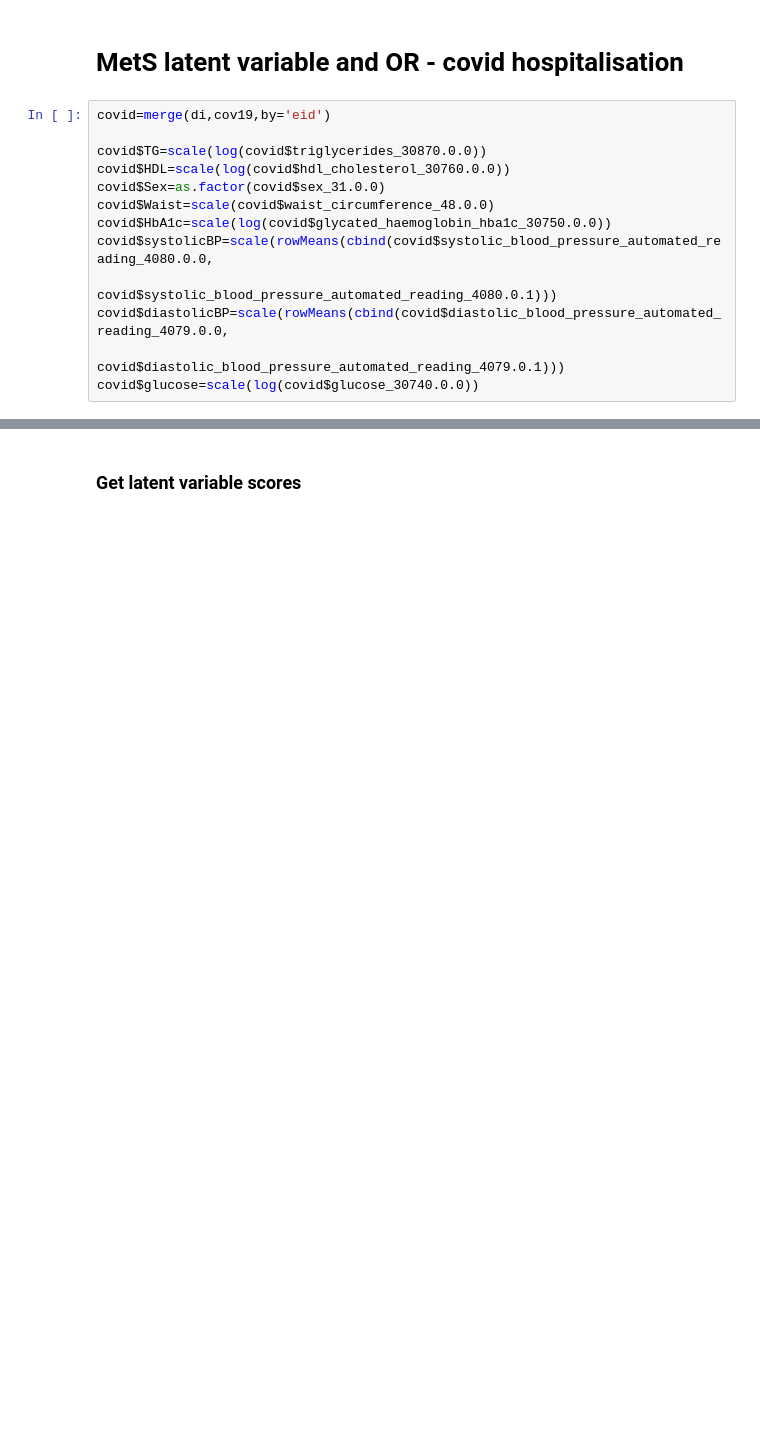
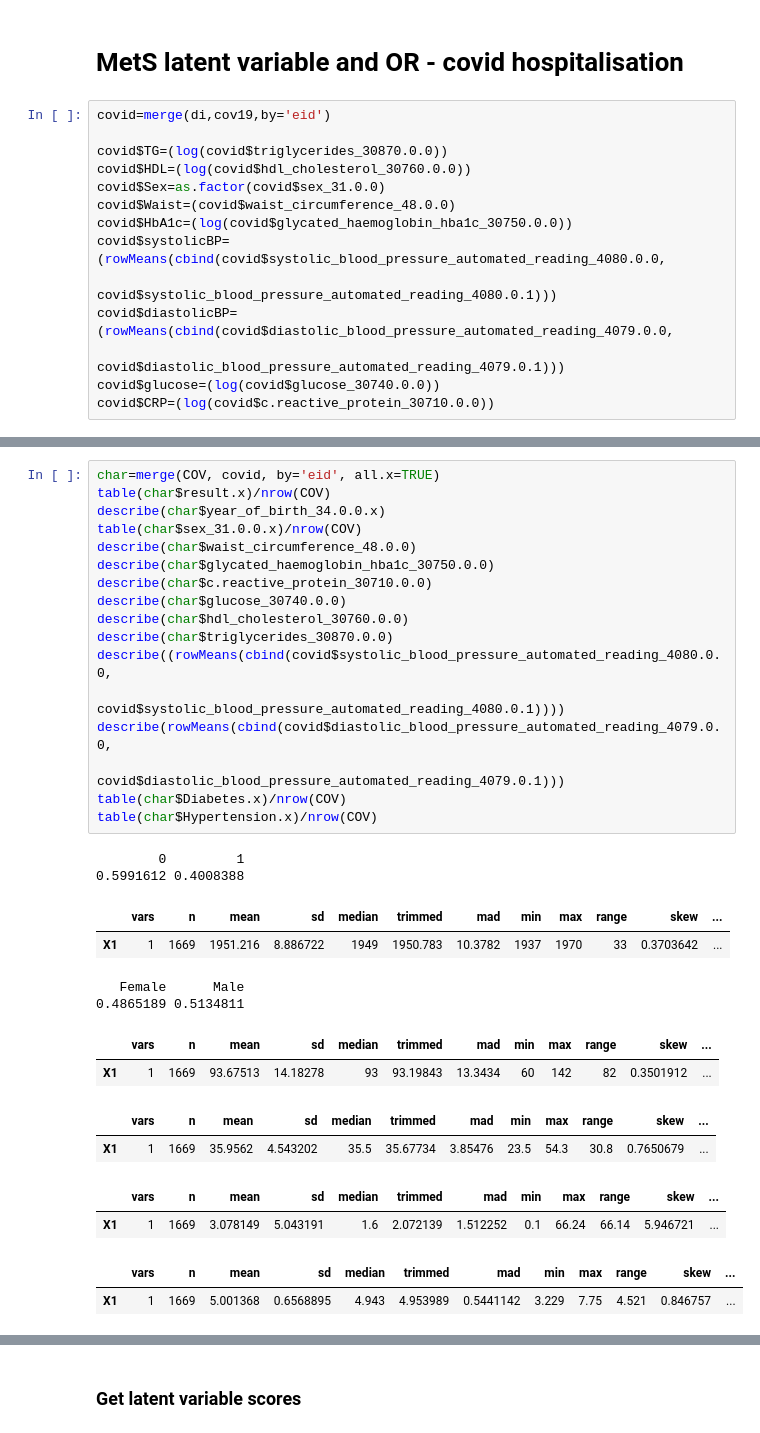
Before and after one commit to FilipMorys/COVID_MetS, a Jupyter notebook: COVID.ipynb, the cells around one changed output, grey strips where cells are left out. Saved outputs shown, nothing was run; the diff lists cells and outputs as text; blank space fills up the shorter version.

```diff
--- a/COVID.ipynb
+++ b/COVID.ipynb
@@ -242,16 +392,17 @@ Warning message:
 # %%
 covid=merge(di,cov19,by='eid')
 
-covid$TG=scale(log(covid$triglycerides_30870.0.0))
-covid$HDL=scale(log(covid$hdl_cholesterol_30760.0.0))
+covid$TG=(log(covid$triglycerides_30870.0.0))
+covid$HDL=(log(covid$hdl_cholesterol_30760.0.0))
 covid$Sex=as.factor(covid$sex_31.0.0)
-covid$Waist=scale(covid$waist_circumference_48.0.0)
-covid$HbA1c=scale(log(covid$glycated_haemoglobin_hba1c_30750.0.0))
-covid$systolicBP=scale(rowMeans(cbind(covid$systolic_blood_pressure_automated_reading_4080.0.0,
+covid$Waist=(covid$waist_circumference_48.0.0)
+covid$HbA1c=(log(covid$glycated_haemoglobin_hba1c_30750.0.0))
+covid$systolicBP=(rowMeans(cbind(covid$systolic_blood_pressure_automated_reading_4080.0.0,
                                       covid$systolic_blood_pressure_automated_reading_4080.0.1)))
-covid$diastolicBP=scale(rowMeans(cbind(covid$diastolic_blood_pressure_automated_reading_4079.0.0,
+covid$diastolicBP=(rowMeans(cbind(covid$diastolic_blood_pressure_automated_reading_4079.0.0,
                                        covid$diastolic_blood_pressure_automated_reading_4079.0.1)))
-covid$glucose=scale(log(covid$glucose_30740.0.0))
+covid$glucose=(log(covid$glucose_30740.0.0))
+covid$CRP=(log(covid$c.reactive_protein_30710.0.0))
 # %%
 COV=select(covid, TG, HDL, Sex, Hypertension, Diabetes, result,
           laboratory, origin, spectype, qualifications_6138.0.0, townsend_deprivation_index_at_recruitment_189.0.0,
@@ -281,0 +434,32 @@ nrow(COV)
+# %%
+char=merge(COV, covid, by='eid', all.x=TRUE)
+table(char$result.x)/nrow(COV)
+describe(char$year_of_birth_34.0.0.x)
+table(char$sex_31.0.0.x)/nrow(COV)
+describe(char$waist_circumference_48.0.0)
+describe(char$glycated_haemoglobin_hba1c_30750.0.0)
+describe(char$c.reactive_protein_30710.0.0)
+describe(char$glucose_30740.0.0)
+describe(char$hdl_cholesterol_30760.0.0)
+describe(char$triglycerides_30870.0.0)
+describe((rowMeans(cbind(covid$systolic_blood_pressure_automated_reading_4080.0.0,
+                                      covid$systolic_blood_pressure_automated_reading_4080.0.1))))
+describe(rowMeans(cbind(covid$diastolic_blood_pressure_automated_reading_4079.0.0,
+                                       covid$diastolic_blood_pressure_automated_reading_4079.0.1)))
+table(char$Diabetes.x)/nrow(COV)
+table(char$Hypertension.x)/nrow(COV)
+# %% [output]
+        0         1
+0.5991612 0.4008388
+|  | vars | n | mean | sd | median | trimmed | mad | min | max | range | skew | ... |
+| X1 | 1 | 1669 | 1951.216 | 8.886722 | 1949 | 1950.783 | 10.3782 | 1937 | 1970 | 33 | 0.3703642 | ... |
+   Female      Male
+0.4865189 0.5134811
+|  | vars | n | mean | sd | median | trimmed | mad | min | max | range | skew | ... |
+| X1 | 1 | 1669 | 93.67513 | 14.18278 | 93 | 93.19843 | 13.3434 | 60 | 142 | 82 | 0.3501912 | ... |
+|  | vars | n | mean | sd | median | trimmed | mad | min | max | range | skew | ... |
+| X1 | 1 | 1669 | 35.9562 | 4.543202 | 35.5 | 35.67734 | 3.85476 | 23.5 | 54.3 | 30.8 | 0.7650679 | ... |
+|  | vars | n | mean | sd | median | trimmed | mad | min | max | range | skew | ... |
+| X1 | 1 | 1669 | 3.078149 | 5.043191 | 1.6 | 2.072139 | 1.512252 | 0.1 | 66.24 | 66.14 | 5.946721 | ... |
+|  | vars | n | mean | sd | median | trimmed | mad | min | max | range | skew | ... |
+| X1 | 1 | 1669 | 5.001368 | 0.6568895 | 4.943 | 4.953989 | 0.5441142 | 3.229 | 7.75 | 4.521 | 0.846757 | ... |
```
Also changed, not shown: parts of 32 cells of this notebook.
